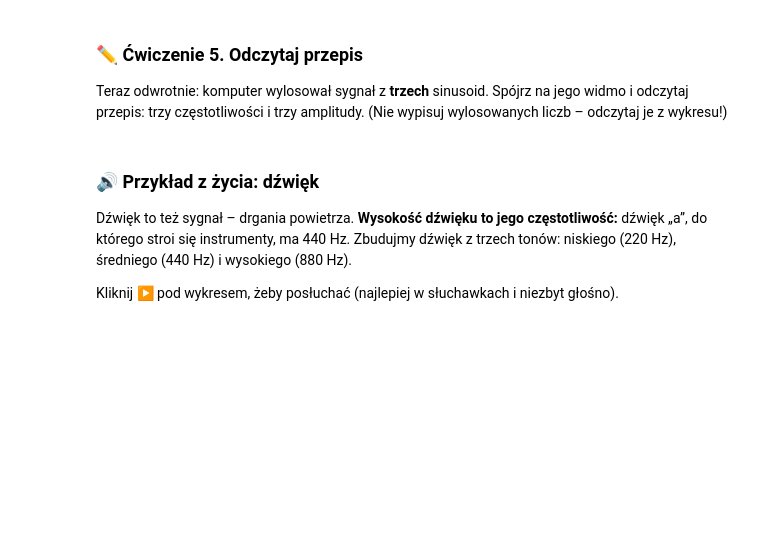
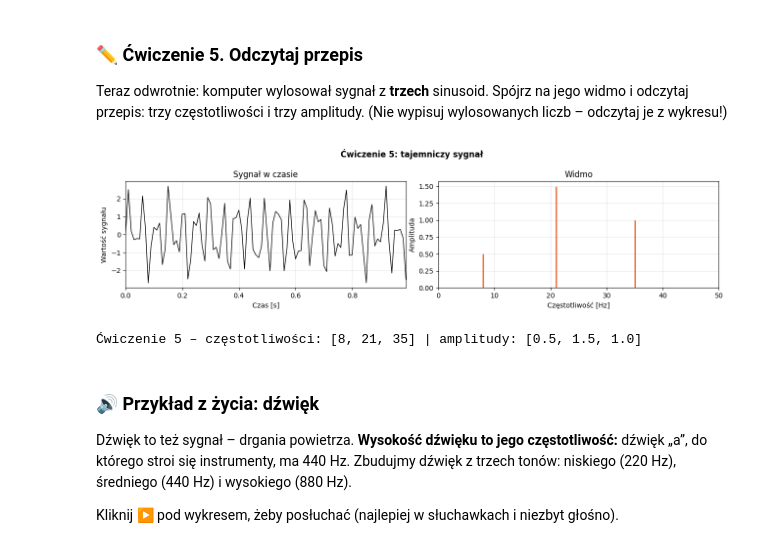
Before and after one commit to wojteklochmajer/MBFM_Lab, a Jupyter notebook: notebooks/06_fourier_i_filtrowanie.ipynb, the cells around one changed output. Cells and saved outputs as stored; diff of their text form; code cells hidden in the pictures; blank space fills up the shorter version.

```diff
--- a/notebooks/06_fourier_i_filtrowanie.ipynb
+++ b/notebooks/06_fourier_i_filtrowanie.ipynb
@@ -312,22 +341,25 @@ Teraz odwrotnie: komputer wylosował sygnał z **trzech** sinusoid. Spójrz na j
 # %%
 # ✏️ Ćwiczenie 5
 fs = 100                      # 100 próbek na sekundę
 t = np.arange(0, 1, 1 / fs)   # 1 sekunda
 
 losowanie = np.random.default_rng(25)                                          # ziarno 25 = zawsze ten sam „los”
 tajne_f = np.sort(losowanie.choice(np.arange(3, 41), size=3, replace=False))   # 3 różne częstotliwości (3–40 Hz)
 tajne_A = losowanie.choice([0.5, 1.0, 1.5, 2.0], size=3)                       # 3 amplitudy
 
 # Suma trzech sinusoid o wylosowanych częstotliwościach i amplitudach
 tajny_sygnal = (tajne_A[0] * np.sin(2 * np.pi * tajne_f[0] * t)
                 + tajne_A[1] * np.sin(2 * np.pi * tajne_f[1] * t)
                 + tajne_A[2] * np.sin(2 * np.pi * tajne_f[2] * t))
 
 rysuj_sygnal_i_widmo(t, tajny_sygnal, fs, tytul="Ćwiczenie 5: tajemniczy sygnał")
 
-odp_czestotliwosci = [None, None, None]   # ✏️ trzy częstotliwości [Hz], od najmniejszej
-odp_amplitudy = [None, None, None]        # ✏️ trzy amplitudy – w tej samej kolejności
+odp_czestotliwosci = [8, 21, 35]   # ✏️ trzy częstotliwości [Hz], od najmniejszej
+odp_amplitudy = [0.5, 1.5, 1.00]        # ✏️ trzy amplitudy – w tej samej kolejności
 print("Ćwiczenie 5 – częstotliwości:", odp_czestotliwosci, "| amplitudy:", odp_amplitudy)
+# %% [output]
+[figure, added]
+Ćwiczenie 5 – częstotliwości: [8, 21, 35] | amplitudy: [0.5, 1.5, 1.0]
 # %% [markdown]
 ### 🔊 Przykład z życia: dźwięk
 
```
Also changed, not shown: parts of 33 cells of this notebook.
